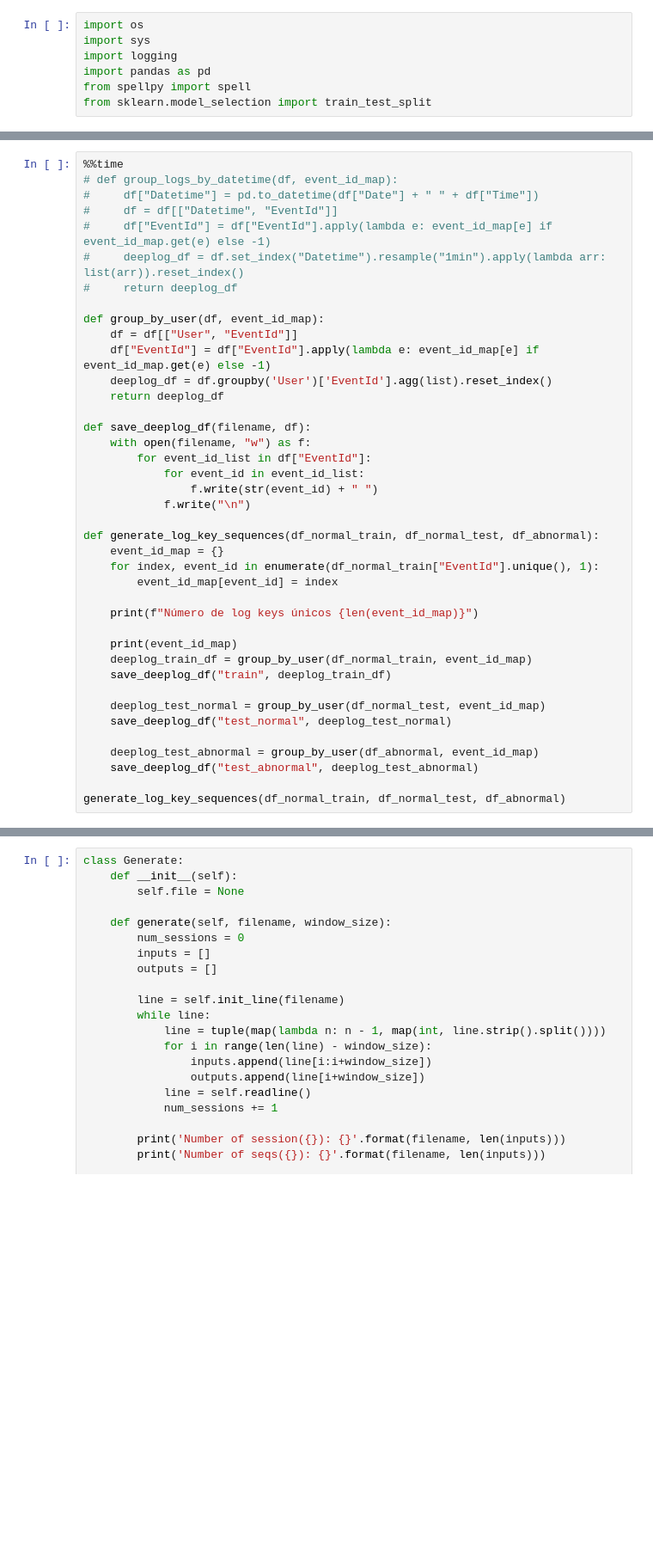
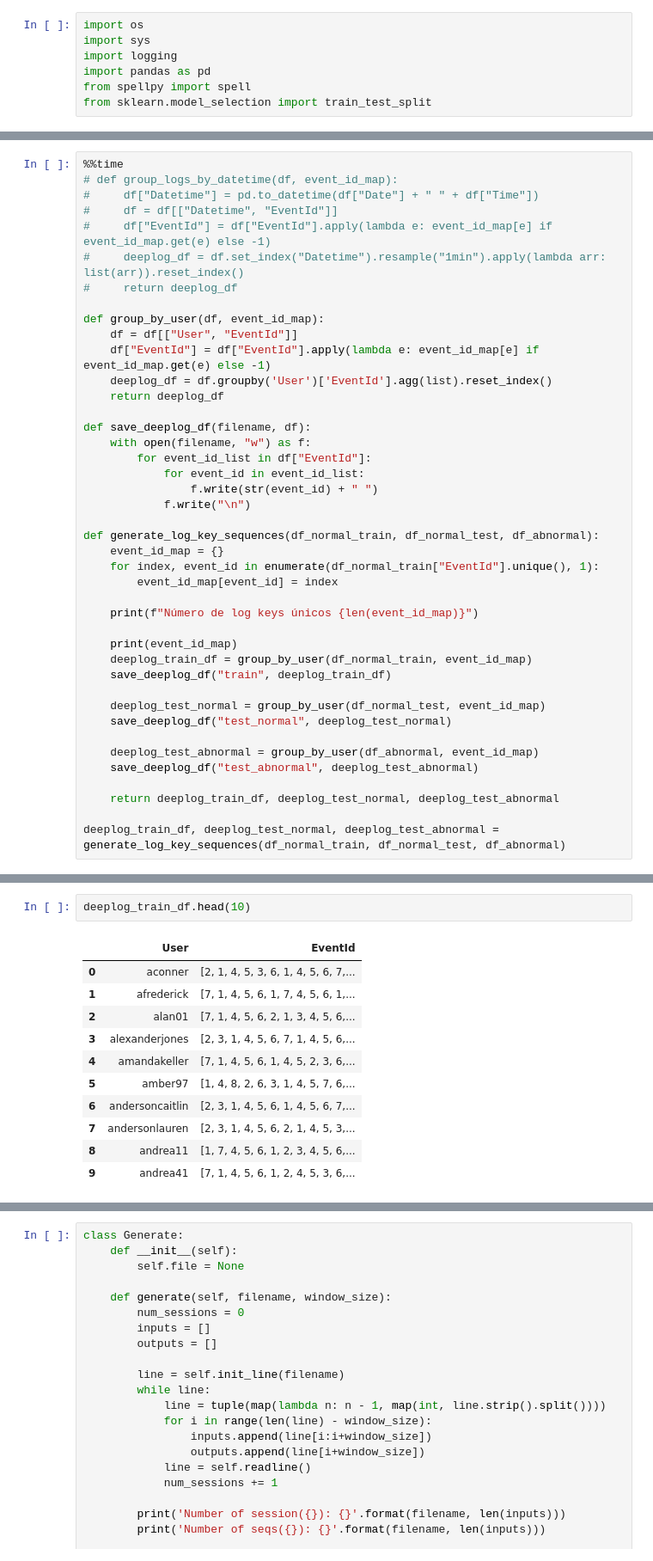
Before and after one commit to luhego/utec-tesis-ii, a Jupyter notebook: utec_tesis_ii_deeplog.ipynb, the cells around one changed output, grey strips where cells are left out. Shown at 86% size. Cells and saved outputs as stored; diff of their text form; blank space fills up the shorter version.

```diff
--- a/utec_tesis_ii_deeplog.ipynb
+++ b/utec_tesis_ii_deeplog.ipynb
@@ -122,5 +121,7 @@ def generate_log_key_sequences(df_normal_train, df_normal_test, df_abnormal):
     deeplog_test_abnormal = group_by_user(df_abnormal, event_id_map)
     save_deeplog_df("test_abnormal", deeplog_test_abnormal)
 
-generate_log_key_sequences(df_normal_train, df_normal_test, df_abnormal)
+    return deeplog_train_df, deeplog_test_normal, deeplog_test_abnormal
+
+deeplog_train_df, deeplog_test_normal, deeplog_test_abnormal = generate_log_key_sequences(df_normal_train, df_normal_test, df_abnormal)
 # %% [output]
@@ -140,3 +141,17 @@ A value is trying to be set on a copy of a slice from a DataFrame.
 Try using .loc[row_indexer,col_indexer] = value instead
 
 See the caveats in the documentation: https://pandas.pydata.org/pandas-docs/stable/user_guide/indexing.html#returning-a-view-versus-a-copy
+# %%
+deeplog_train_df.head(10)
+# %% [output]
+|  | User | EventId |
+| 0 | aconner | [2, 1, 4, 5, 3, 6, 1, 4, 5, 6, 7,... |
+| 1 | afrederick | [7, 1, 4, 5, 6, 1, 7, 4, 5, 6, 1,... |
+| 2 | alan01 | [7, 1, 4, 5, 6, 2, 1, 3, 4, 5, 6,... |
+| 3 | alexanderjones | [2, 3, 1, 4, 5, 6, 7, 1, 4, 5, 6,... |
+| 4 | amandakeller | [7, 1, 4, 5, 6, 1, 4, 5, 2, 3, 6,... |
+| 5 | amber97 | [1, 4, 8, 2, 6, 3, 1, 4, 5, 7, 6,... |
+| 6 | andersoncaitlin | [2, 3, 1, 4, 5, 6, 1, 4, 5, 6, 7,... |
+| 7 | andersonlauren | [2, 3, 1, 4, 5, 6, 2, 1, 4, 5, 3,... |
+| 8 | andrea11 | [1, 7, 4, 5, 6, 1, 2, 3, 4, 5, 6,... |
+| 9 | andrea41 | [7, 1, 4, 5, 6, 1, 2, 4, 5, 3, 6,... |
```
Also changed, not shown: parts of 14 cells of this notebook, 2 other files.
